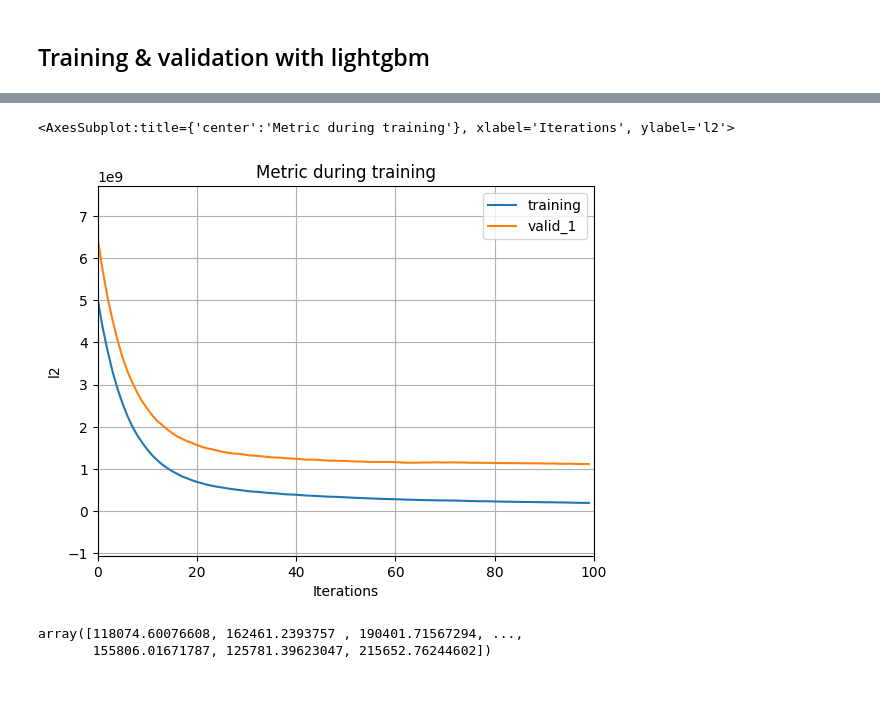
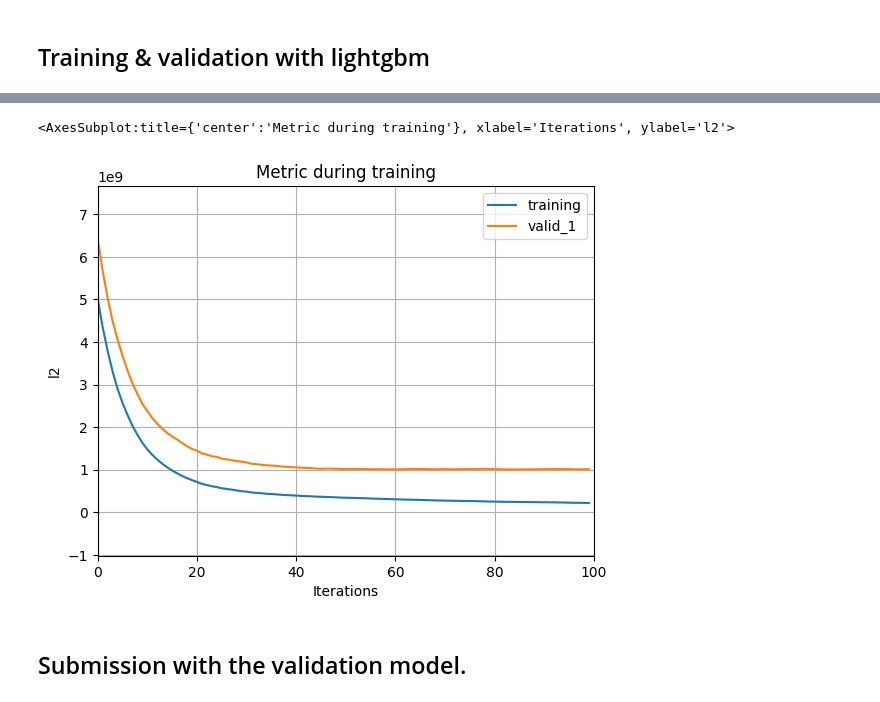
Before and after one commit to hecogo1/templates, a Jupyter notebook: datapreparation_code/BETA_02.train_&_validation.ipynb, the cells around one changed output, grey strips where cells are left out. Drawn from its saved outputs; the diff is of its cells as text; code cells hidden in the pictures.

```diff
--- a/datapreparation_code/BETA_02.train_&_validation.ipynb
+++ b/datapreparation_code/BETA_02.train_&_validation.ipynb
@@ -41,7 +51,7 @@ x_train, x_test, y_train, y_test = train_test_split(x, y, test_size = 0.33, rand
 # %%
 # build the lightgbm model
 
-model = lgb.LGBMRegressor(learning_rate = 0.09, max_depth = 5, random_state = 1) # lgb.LGBMClassifier() or LGBMRanker()
-model.fit(x_train,y_train,eval_set=[(x_train,y_train), (x_test,y_test)],
+val_model = lgb.LGBMRegressor(learning_rate = 0.09, max_depth = 5, random_state = 1) # lgb.LGBMClassifier() or LGBMRanker()
+val_model.fit(x_train,y_train,eval_set=[(x_train,y_train), (x_test,y_test)],
           eval_metric='rmse')
 # %% [output]
@@ -77,11 +87,7 @@ lgb.plot_importance(model, max_num_features = 30)
 # %%
-lgb.plot_metric(model)
+lgb.plot_metric(val_model)
 # %% [output]
 <AxesSubplot:title={'center':'Metric during training'}, xlabel='Iterations', ylabel='l2'>
-[figure, old version]
+[figure, new version]
-# %%
-# making predictions
-model.predict(test_df.drop('Id', axis = 1))
-# %% [output]
-array([118074.60076608, 162461.2393757 , 190401.71567294, ...,
-       155806.01671787, 125781.39623047, 215652.76244602])
+# %% [markdown]
+## Submission with the validation model.
```
Also changed, not shown: parts of 10 cells of this notebook, 8 other files.
